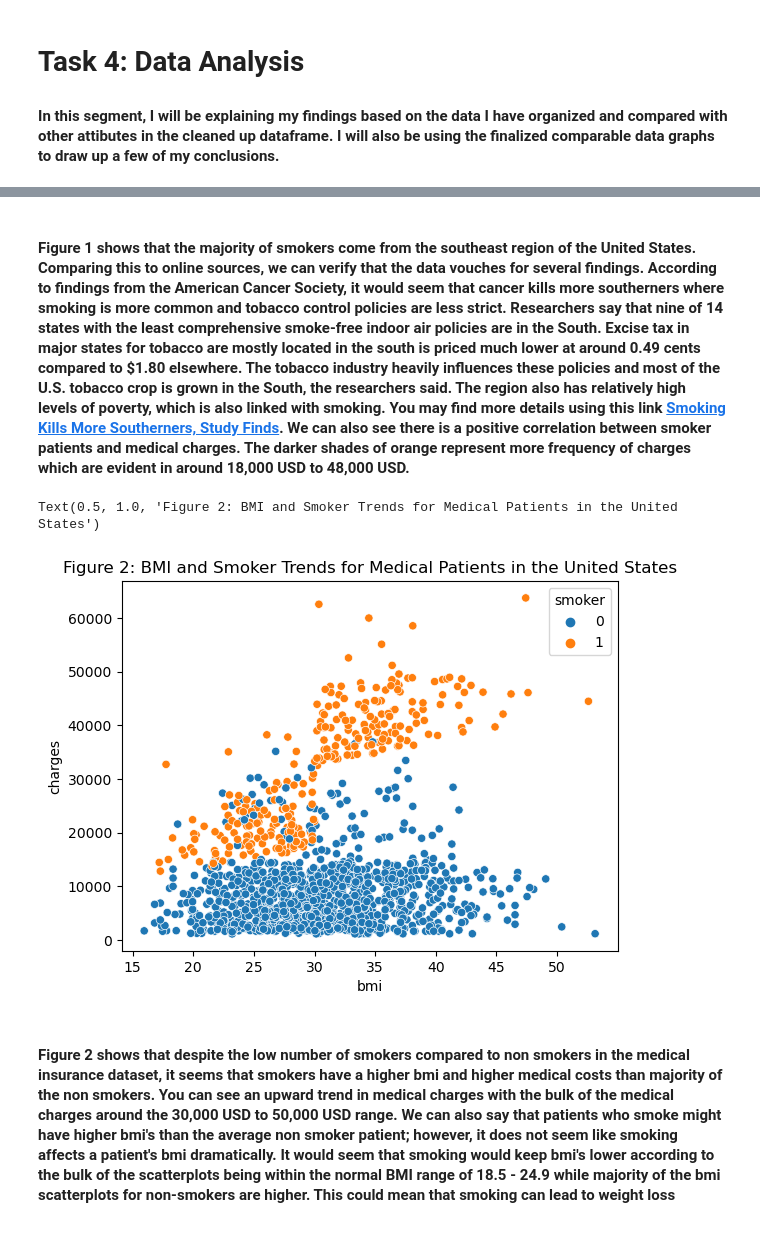
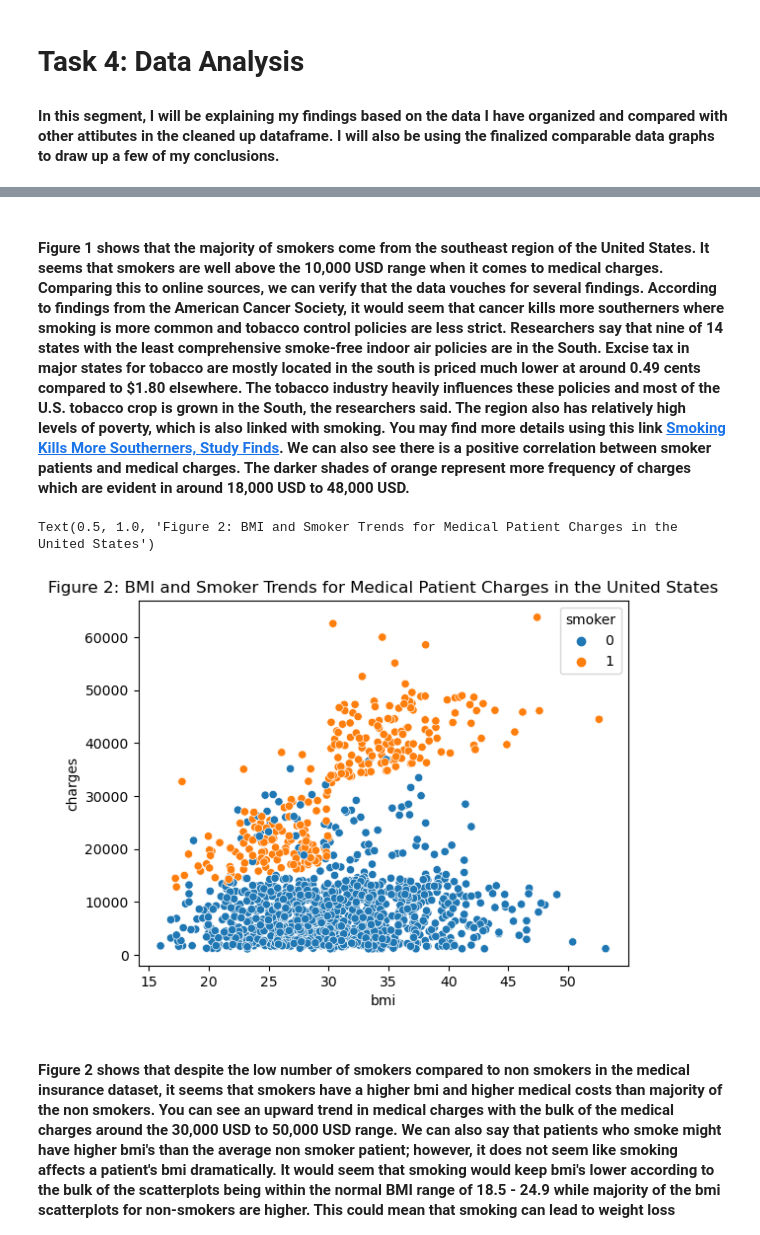
Before and after one commit to ubco-W2022T1-cosc301/project-group44, a Jupyter notebook: notebooks/analysis1.ipynb, the cells around one changed output, grey strips where cells are left out. Cells and saved outputs as stored; diff of their text form; code cells hidden in the pictures.

```diff
--- a/notebooks/analysis1.ipynb
+++ b/notebooks/analysis1.ipynb
@@ -291,10 +291,10 @@ sns.histplot(data = df_clean, x ='region', y = 'charges', hue = 'smoker')
 # %% [markdown]
-#### Figure 1 shows that the majority of smokers come from the southeast region of the United States. Comparing this to online sources, we can verify that the data vouches for several findings. According to findings from the American Cancer Society, it would seem that cancer kills more southerners where smoking is more common and tobacco control policies are less strict. Researchers say that nine of 14 states with the least comprehensive smoke-free indoor air policies are in the South. Excise tax in major states for tobacco are mostly located in the south is priced much lower at around 0.49 cents compared to $1.80 elsewhere. The tobacco industry heavily influences these policies and most of the U.S. tobacco crop is grown in the South, the researchers said. The region also has relatively high levels of poverty, which is also linked with smoking. You may find more details using this link [Smoking Kills More Southerners, Study Finds](https://www.nbcnews.com/health/cancer/smoking-kills-more-southerners-study-finds-n671921). We can also see there is a positive correlation between smoker patients and medical charges. The darker shades of orange represent more frequency of charges which are evident in around 18,000 USD to 48,000 USD.
+#### Figure 1 shows that the majority of smokers come from the southeast region of the United States. It seems that smokers are well above the 10,000 USD range when it comes to medical charges. Comparing this to online sources, we can verify that the data vouches for several findings. According to findings from the American Cancer Society, it would seem that cancer kills more southerners where smoking is more common and tobacco control policies are less strict. Researchers say that nine of 14 states with the least comprehensive smoke-free indoor air policies are in the South. Excise tax in major states for tobacco are mostly located in the south is priced much lower at around 0.49 cents compared to $1.80 elsewhere. The tobacco industry heavily influences these policies and most of the U.S. tobacco crop is grown in the South, the researchers said. The region also has relatively high levels of poverty, which is also linked with smoking. You may find more details using this link [Smoking Kills More Southerners, Study Finds](https://www.nbcnews.com/health/cancer/smoking-kills-more-southerners-study-finds-n671921). We can also see there is a positive correlation between smoker patients and medical charges. The darker shades of orange represent more frequency of charges which are evident in around 18,000 USD to 48,000 USD.
 # %%
 sns.scatterplot(data = df_clean, x = 'bmi', y = 'charges', hue = 'smoker')
-plt.title('Figure 2: BMI and Smoker Trends for Medical Patients in the United States')
+plt.title('Figure 2: BMI and Smoker Trends for Medical Patient Charges in the United States')
 # %% [output]
-Text(0.5, 1.0, 'Figure 2: BMI and Smoker Trends for Medical Patients in the United States')
+Text(0.5, 1.0, 'Figure 2: BMI and Smoker Trends for Medical Patient Charges in the United States')
-[figure, old version]
+[figure, new version]
 # %% [markdown]
 #### Figure 2 shows that despite the low number of smokers compared to non smokers in the medical insurance dataset, it seems that smokers have a higher bmi and higher medical costs than majority of the non smokers. You can see an upward trend in medical charges with the bulk of the medical charges around the 30,000 USD to 50,000 USD range. We can also say that patients who smoke might have higher bmi's than the average non smoker patient; however, it does not seem like smoking affects a patient's bmi dramatically. It would seem that smoking would keep bmi's lower according to the bulk of the scatterplots being within the normal BMI range of 18.5 - 24.9 while majority of the bmi scatterplots for non-smokers are higher. This could mean that smoking can lead to weight loss because it increases the amount of energy a person uses and creates disruptions to a persons appetite while eating. Then again, it is very difficult to determine whether we can deduce this from the data considering the dataset does not collect an fair sample.
```
Also changed, not shown: parts of 5 cells of this notebook.
